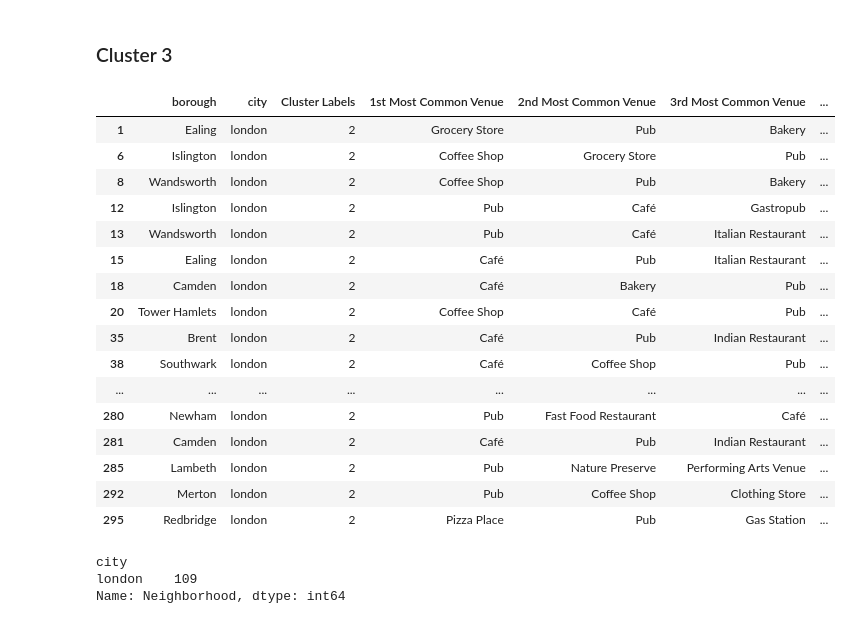
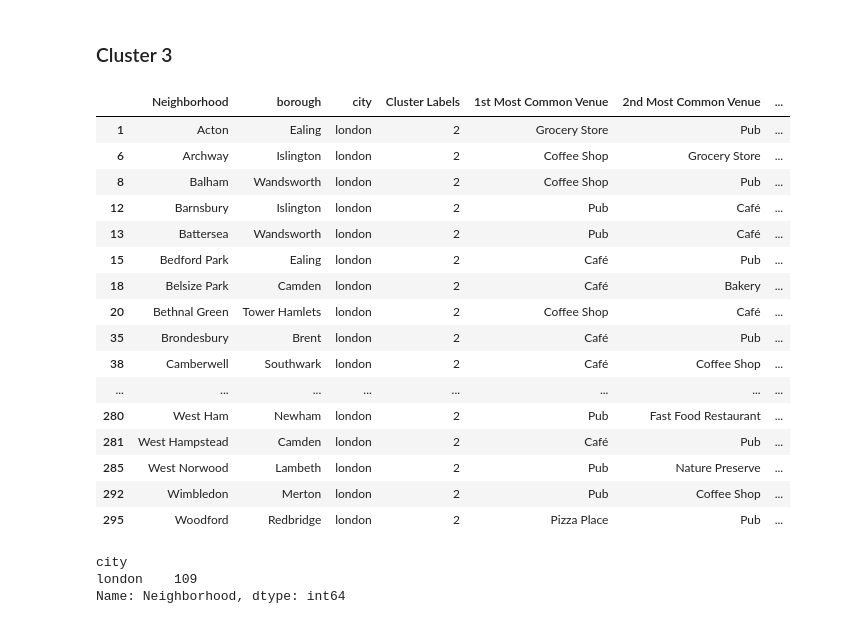
Before and after one commit to thelouwdown/Coursera_Capstone, a Jupyter notebook: IBM Capstone: Week 5.ipynb, the cells around one changed output. Saved outputs shown, nothing was run; the diff lists cells and outputs as text; code cells hidden in the pictures.

```diff
--- a/IBM Capstone: Week 5.ipynb
+++ b/IBM Capstone: Week 5.ipynb
@@ -1079,25 +1079,25 @@ perc
 # %% [markdown]
 ### Cluster 3
 # %%
-am_lon_merged.loc[am_lon_merged['Cluster Labels'] == 2, am_lon_merged.columns[[1] + [4] + list(range(5, am_lon_merged.shape[1]))]]
+am_lon_merged.loc[am_lon_merged['Cluster Labels'] == 2, am_lon_merged.columns[[0] + [1]+ [4] + list(range(5, am_lon_merged.shape[1]))]]
 # %% [output]
-|  | borough | city | Cluster Labels | 1st Most Common Venue | 2nd Most Common Venue | 3rd Most Common Venue | ... |
-| 1 | Ealing | london | 2 | Grocery Store | Pub | Bakery | ... |
-| 6 | Islington | london | 2 | Coffee Shop | Grocery Store | Pub | ... |
-| 8 | Wandsworth | london | 2 | Coffee Shop | Pub | Bakery | ... |
-| 12 | Islington | london | 2 | Pub | Café | Gastropub | ... |
-| 13 | Wandsworth | london | 2 | Pub | Café | Italian Restaurant | ... |
-| 15 | Ealing | london | 2 | Café | Pub | Italian Restaurant | ... |
-| 18 | Camden | london | 2 | Café | Bakery | Pub | ... |
-| 20 | Tower Hamlets | london | 2 | Coffee Shop | Café | Pub | ... |
-| 35 | Brent | london | 2 | Café | Pub | Indian Restaurant | ... |
-| 38 | Southwark | london | 2 | Café | Coffee Shop | Pub | ... |
+|  | Neighborhood | borough | city | Cluster Labels | 1st Most Common Venue | 2nd Most Common Venue | ... |
+| 1 | Acton | Ealing | london | 2 | Grocery Store | Pub | ... |
+| 6 | Archway | Islington | london | 2 | Coffee Shop | Grocery Store | ... |
+| 8 | Balham | Wandsworth | london | 2 | Coffee Shop | Pub | ... |
+| 12 | Barnsbury | Islington | london | 2 | Pub | Café | ... |
+| 13 | Battersea | Wandsworth | london | 2 | Pub | Café | ... |
+| 15 | Bedford Park | Ealing | london | 2 | Café | Pub | ... |
+| 18 | Belsize Park | Camden | london | 2 | Café | Bakery | ... |
+| 20 | Bethnal Green | Tower Hamlets | london | 2 | Coffee Shop | Café | ... |
+| 35 | Brondesbury | Brent | london | 2 | Café | Pub | ... |
+| 38 | Camberwell | Southwark | london | 2 | Café | Coffee Shop | ... |
 | ... | ... | ... | ... | ... | ... | ... | ... |
-| 280 | Newham | london | 2 | Pub | Fast Food Restaurant | Café | ... |
-| 281 | Camden | london | 2 | Café | Pub | Indian Restaurant | ... |
-| 285 | Lambeth | london | 2 | Pub | Nature Preserve | Performing Arts Venue | ... |
-| 292 | Merton | london | 2 | Pub | Coffee Shop | Clothing Store | ... |
-| 295 | Redbridge | london | 2 | Pizza Place | Pub | Gas Station | ... |
+| 280 | West Ham | Newham | london | 2 | Pub | Fast Food Restaurant | ... |
+| 281 | West Hampstead | Camden | london | 2 | Café | Pub | ... |
+| 285 | West Norwood | Lambeth | london | 2 | Pub | Nature Preserve | ... |
+| 292 | Wimbledon | Merton | london | 2 | Pub | Coffee Shop | ... |
+| 295 | Woodford | Redbridge | london | 2 | Pizza Place | Pub | ... |
 # %%
 am_lon_merged[am_lon_merged['Cluster Labels'] == 2].groupby(by = 'city').count()['Neighborhood']
 # %% [output]
```
Also changed, not shown: parts of 7 cells of this notebook.
